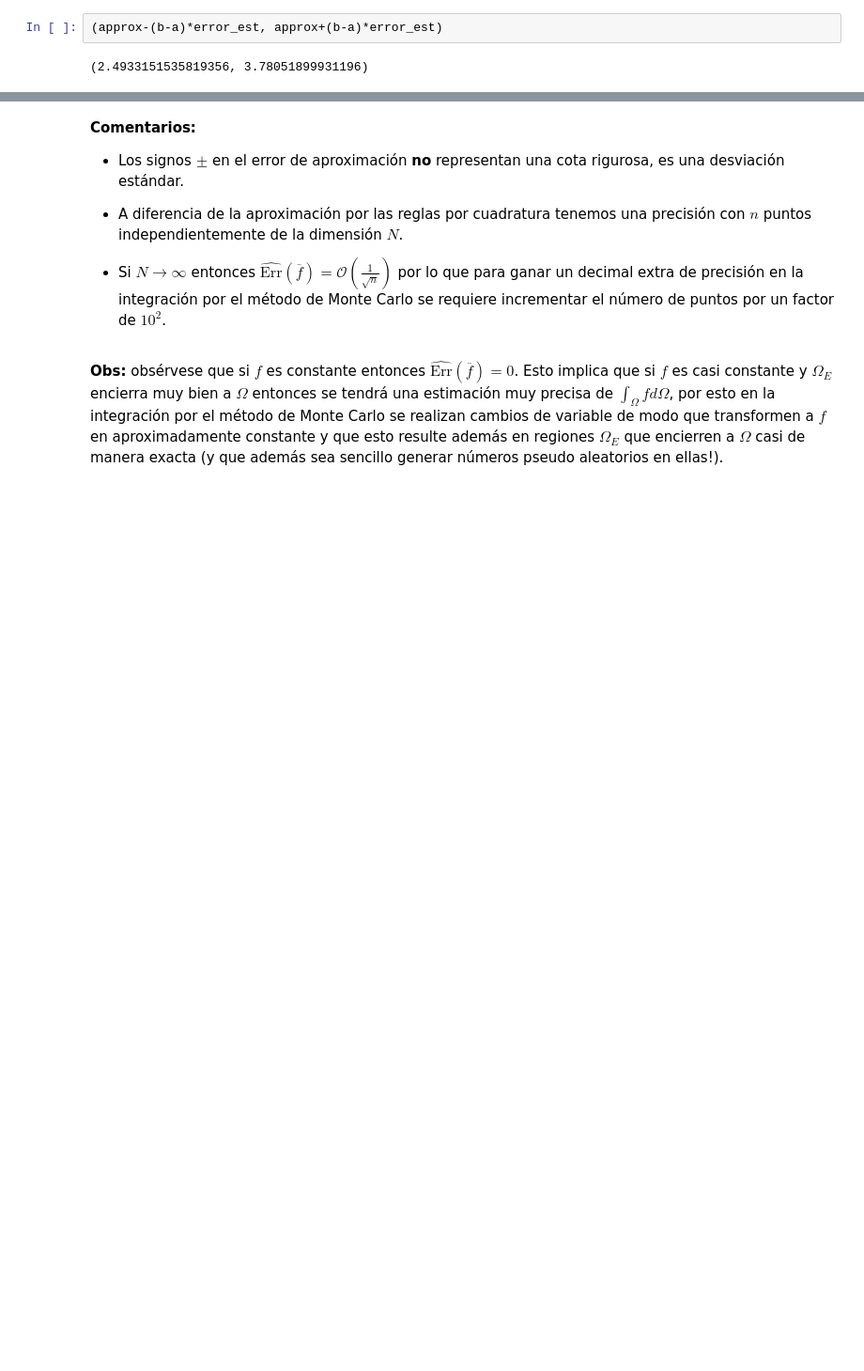
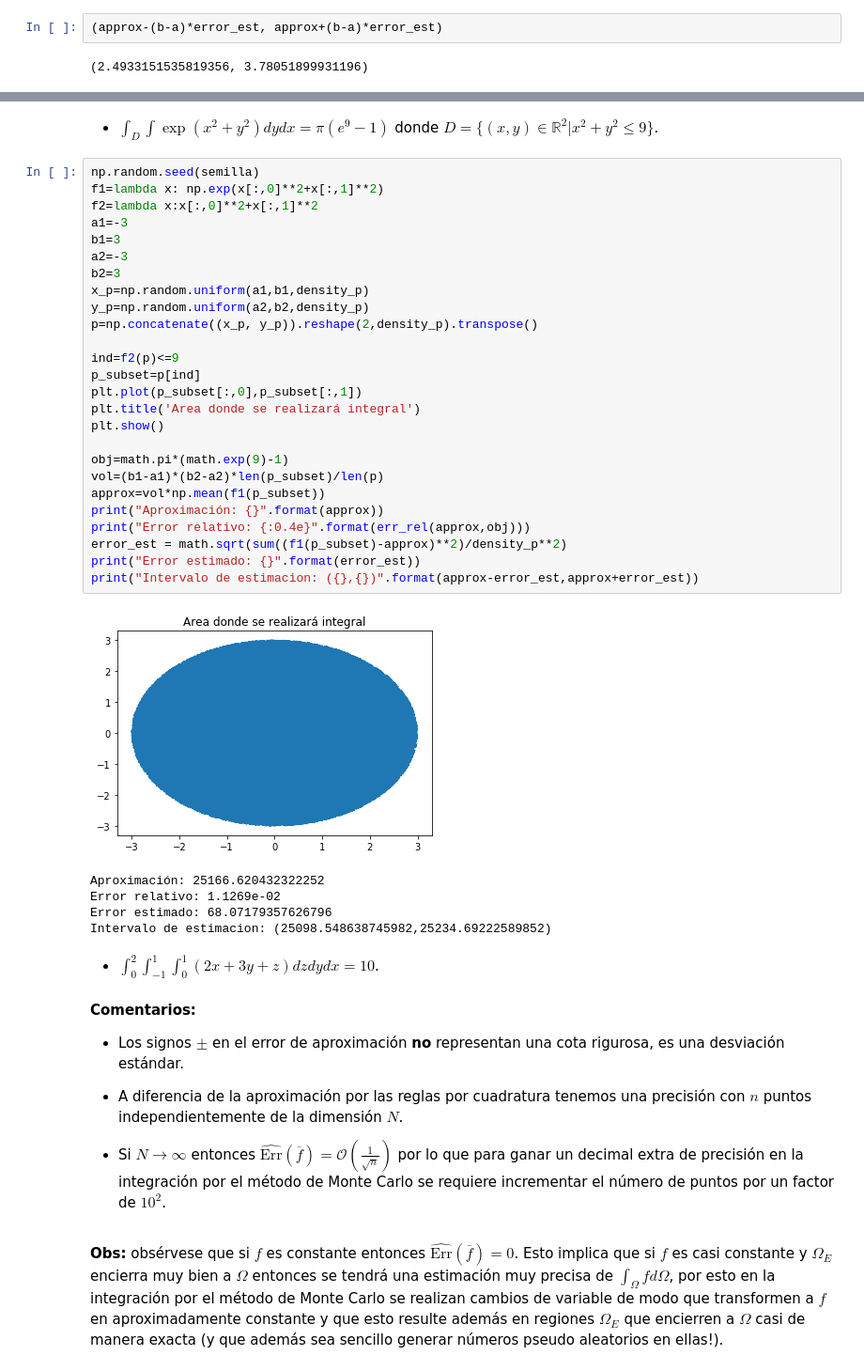
Before and after one commit to mno-2020-gh-classroom/ejercicios-de-dif-e-int-numerica-gzarazua, a Jupyter notebook: 1.5.Integracion_numerica.ipynb, the cells around one changed output, grey strips where cells are left out. Shown at 94% size. Drawn from its saved outputs; the diff is of its cells as text; blank space fills up the shorter version.

```diff
--- a/1.5.Integracion_numerica.ipynb
+++ b/1.5.Integracion_numerica.ipynb
@@ -593,3 +633,39 @@ intervalo:
+# %% [markdown]
+* $\displaystyle \int_D \int \exp{(x^2+y^2)}dydx = \pi(e^9-1)$ donde $D=\{(x,y) \in \mathbb{R}^2 | x^2+y^2 \leq 9\}$.
+# %%
+np.random.seed(semilla)
+f1=lambda x: np.exp(x[:,0]**2+x[:,1]**2)
+f2=lambda x:x[:,0]**2+x[:,1]**2
+a1=-3
+b1=3
+a2=-3
+b2=3
+x_p=np.random.uniform(a1,b1,density_p)
+y_p=np.random.uniform(a2,b2,density_p)
+p=np.concatenate((x_p, y_p)).reshape(2,density_p).transpose()
+
+ind=f2(p)<=9
+p_subset=p[ind]
+plt.plot(p_subset[:,0],p_subset[:,1])
+plt.title('Area donde se realizará integral')
+plt.show()
+
+obj=math.pi*(math.exp(9)-1)
+vol=(b1-a1)*(b2-a2)*len(p_subset)/len(p)
+approx=vol*np.mean(f1(p_subset))
+print("Aproximación: {}".format(approx))
+print("Error relativo: {:0.4e}".format(err_rel(approx,obj)))
+error_est = math.sqrt(sum((f1(p_subset)-approx)**2)/density_p**2)
+print("Error estimado: {}".format(error_est))
+print("Intervalo de estimacion: ({},{})".format(approx-error_est,approx+error_est))
+# %% [output]
+[figure, added]
+Aproximación: 25166.620432322252
+Error relativo: 1.1269e-02
+Error estimado: 68.07179357626796
+Intervalo de estimacion: (25098.548638745982,25234.69222589852)
+# %% [markdown]
+* $\displaystyle \int_0^2 \int_{-1}^1 \int_0^1 (2x+3y+z)dzdydx = 10$.
 # %% [markdown]
 **Comentarios:**
 
```
Also changed, not shown: parts of 5 cells of this notebook.
